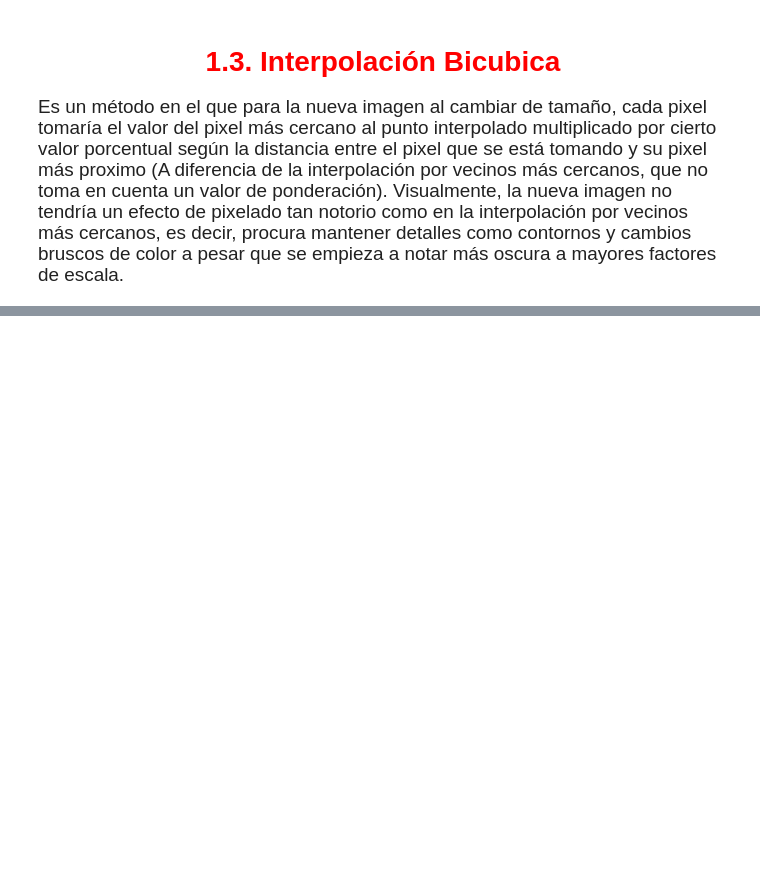
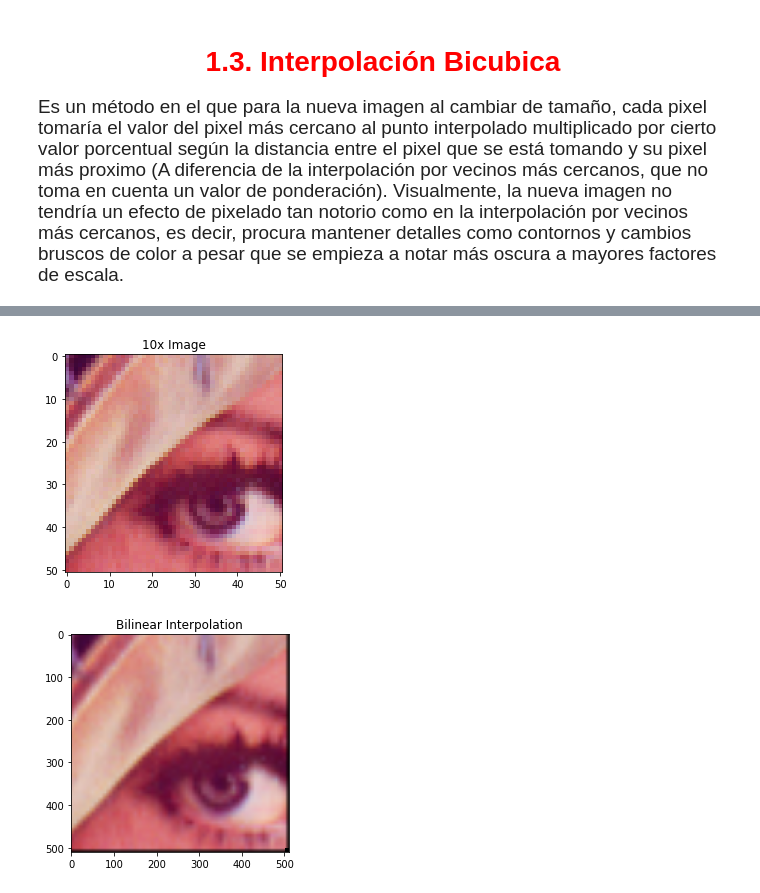
Before and after one commit to crarojasca/VisionDeMaquina, a Jupyter notebook: Tarea1_MichaelMurcia_CristianRojas.ipynb, the cells around one changed output, grey strips where cells are left out. Saved outputs shown, nothing was run; the diff lists cells and outputs as text; code cells hidden in the pictures; blank space fills up the shorter version.

```diff
--- a/Tarea1_MichaelMurcia_CristianRojas.ipynb
+++ b/Tarea1_MichaelMurcia_CristianRojas.ipynb
@@ -398,0 +309,49 @@ plt.show()
+# %%
+def bilinearInterpolation(Q, alfa, beta):
+    x = (1-alfa)*Q[0][0] + alfa*Q[1][0]
+    y = (1-alfa)*Q[0][1] + alfa*Q[1][1]
+    z = (1-beta)*x + beta*y
+    return z
+
+def bilinearInterpolationImage(image, scale):
+    h = image.shape[0]
+    w = image.shape[1]
+    row = 0
+    col = 0
+
+    interImage = np.zeros((h*scale, w*scale, 3), np.uint8)
+
+    for row in range(0, h):
+        for col in range(0, w):
+
+            interImage[(row)*scale, (col)*scale] = image[row,col]
+            for x in range(0,scale):
+                for y in range(0,scale):
+                    if row < h-1 and col < w-1:
+                        interImage[row*scale+x,col*scale+y] = bilinearInterpolation(image[row:row+2,col:col+2], (x)/scale, (y)/scale)
+                    else:
+                        tmp = np.zeros((2, 2, 3), np.uint8)
+                        if row == h-1 and col == w-1:
+                            break
+                        elif row == h-1:
+                            tmp[0,0:2] = image[row,col:col+2]
+                            interImage[row*scale+x,col*scale+y] = bilinearInterpolation(tmp, (x)/scale, (y)/scale)
+                        else:
+                            tmp[0:2,0] = image[row:row+2,col]
+                            interImage[row*scale+x,col*scale+y] = bilinearInterpolation(tmp, (x)/scale, (y)/scale)
+    return interImage
+
+imageInterpolated = bilinearInterpolationImage(image10x, 10)
+
+plt.figure(5)
+plt.imshow(image10x)
+plt.title('10x Image')
+
+plt.figure(6)
+plt.imshow(imageInterpolated)
+plt.title('Bilinear Interpolation')
+
+plt.show()
+# %% [output]
+[figure, added]
+[figure, added]
```
Also changed, not shown: parts of 3 cells of this notebook.
